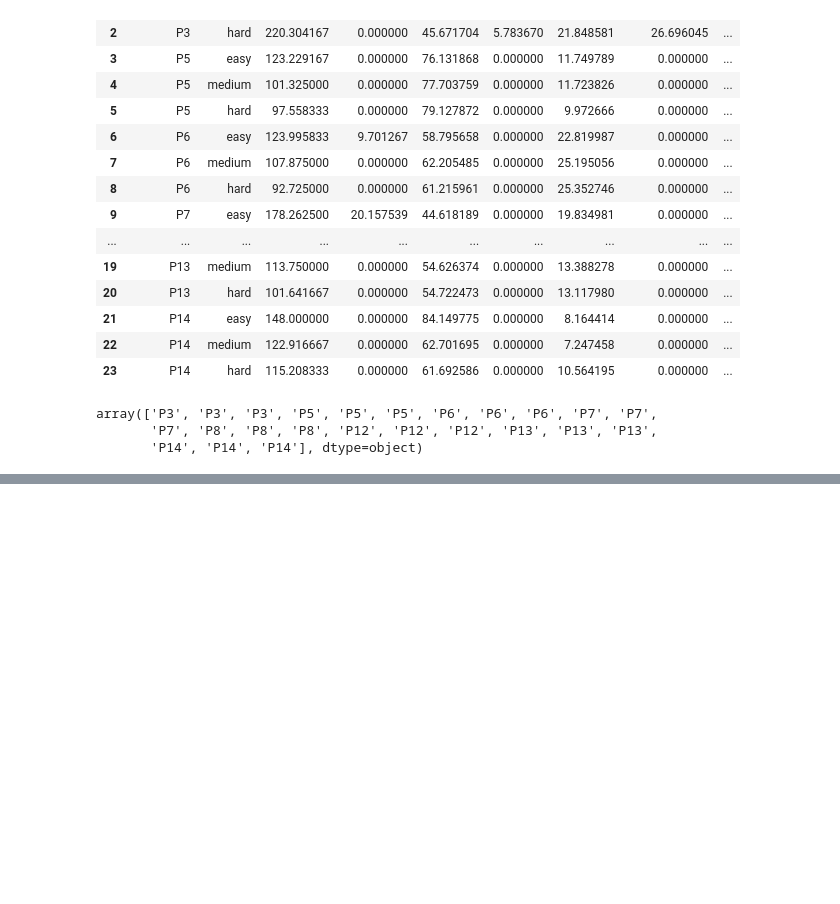
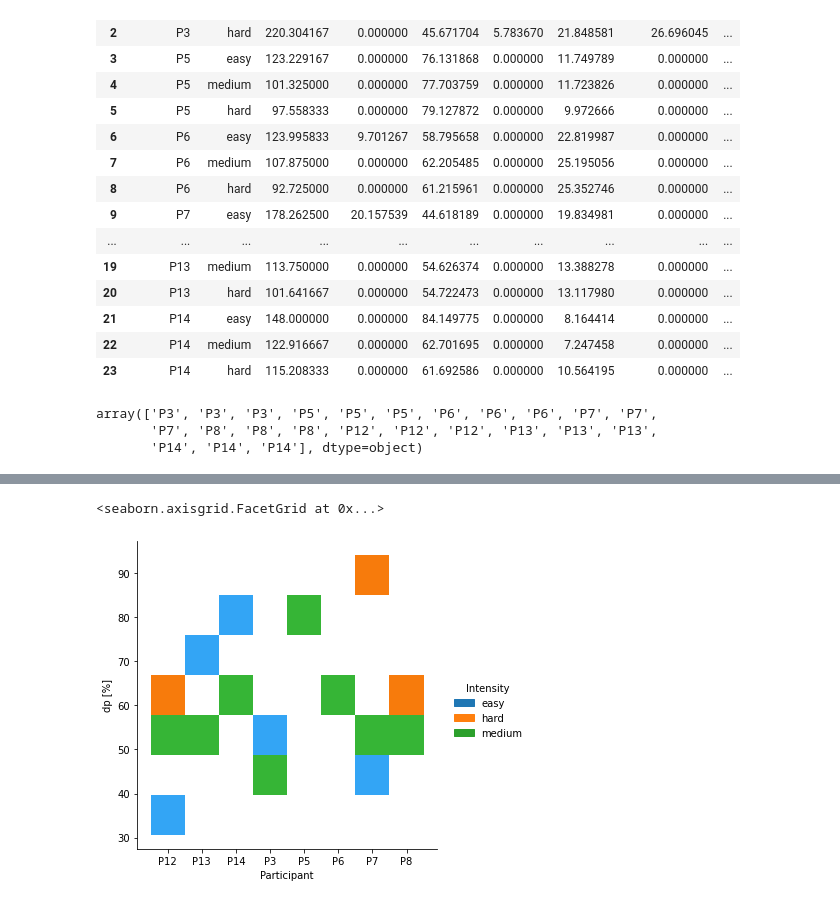
Before and after one commit to luceskywalker/xski, a Jupyter notebook: code/jupyter_lucas/statistic_subtechs.ipynb, the cells around one changed output, grey strips where cells are left out. Saved outputs shown, nothing was run; the diff lists cells and outputs as text; code cells hidden in the pictures; blank space fills up the shorter version.

```diff
--- a/code/jupyter_lucas/statistic_subtechs.ipynb
+++ b/code/jupyter_lucas/statistic_subtechs.ipynb
@@ -60,0 +53,5 @@ Categories (3, object): ['First', 'Second', 'Third']
+# %%
+sns.displot(df, x='Participant', y=df.columns.values[4], hue='Intensity')
+# %% [output]
+<seaborn.axisgrid.FacetGrid at 0x...>
+[figure, added]
```
Also changed, not shown: parts of 10 cells of this notebook, 9 other files.
